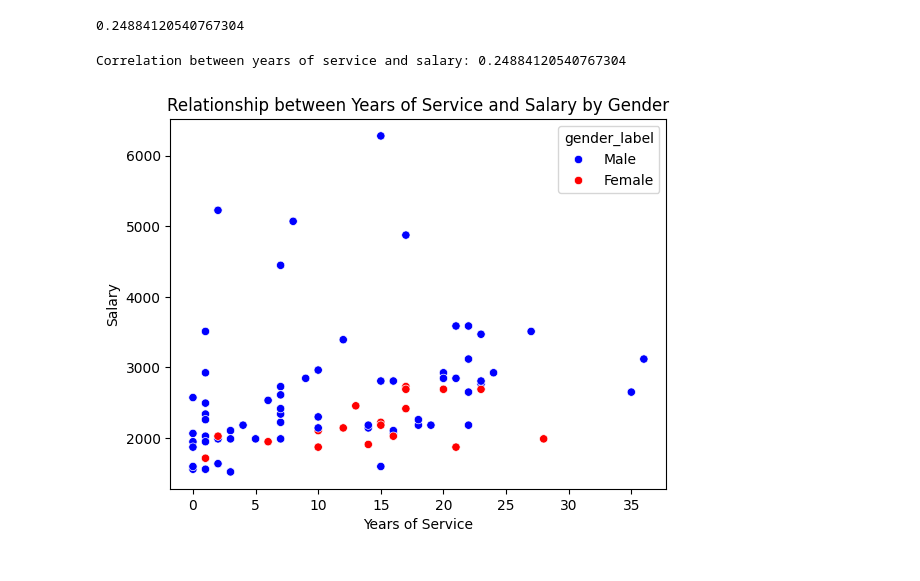
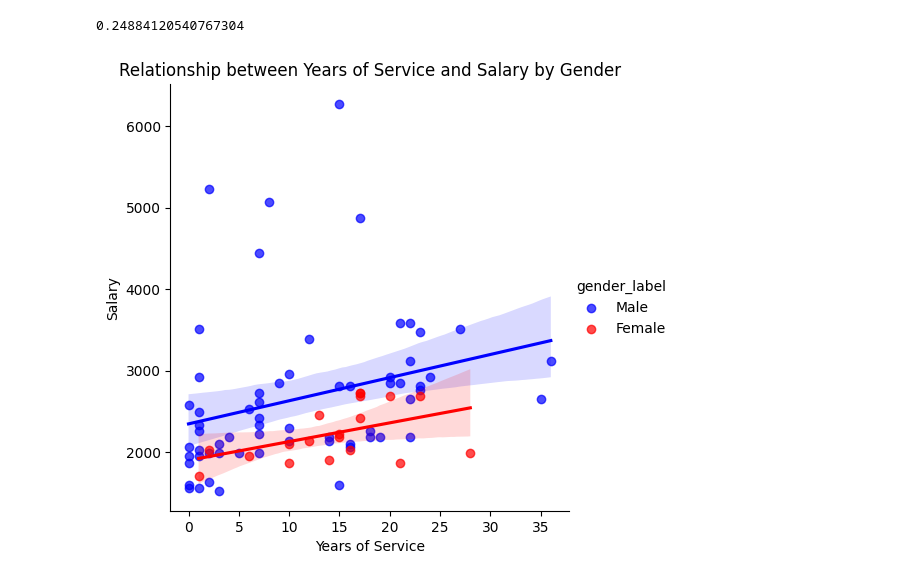
Before and after one commit to lekhangNguyen/Python_Data_Processing, a Jupyter notebook: Data_Processing_with_Python.ipynb, the cells around one changed output. Cells and saved outputs as stored; diff of their text form; code cells hidden in the pictures.

```diff
--- a/Data_Processing_with_Python.ipynb
+++ b/Data_Processing_with_Python.ipynb
@@ -95,3 +98,6 @@ dtype: int64
+# %%
+## mapping gender values for further analysis
+df['gender_label'] = df['gender'].map({1:'Male', 2:'Female'})
 # %% [markdown]
 # **1. Which gender is more likely to have salary satisfaction**
 # %%
@@ -239,17 +255,16 @@ print(correlation)
 # %%
 ## visualizing the relationship using a scatter plot for
 ## labeling the gender from (1,2) to (male,female)
 df['gender_label'] = df['gender'].map({1:'Male', 2:'Female'})
 colors = {"Male":"blue", "Female":"red"}
-sns.scatterplot(x='years_of_service', y='salary', hue='gender_label', data=df, palette=colors)
+sns.lmplot(x='years_of_service', y='salary', hue='gender_label', data=df, palette=colors, scatter_kws={'alpha' : 0.7})
 
 plt.title('Relationship between Years of Service and Salary by Gender')
 plt.xlabel('Years of Service')
 plt.ylabel('Salary')
 plt.show()
 # %% [output]
-Correlation between years of service and salary: 0.24884120540767304
-[figure, old version]
+[figure, new version]
 # %%
 model = smf.ols('salary ~ years_of_service * gender', data=df).fit()
 print(model.summary())
```
Also changed, not shown: parts of 26 cells of this notebook.
